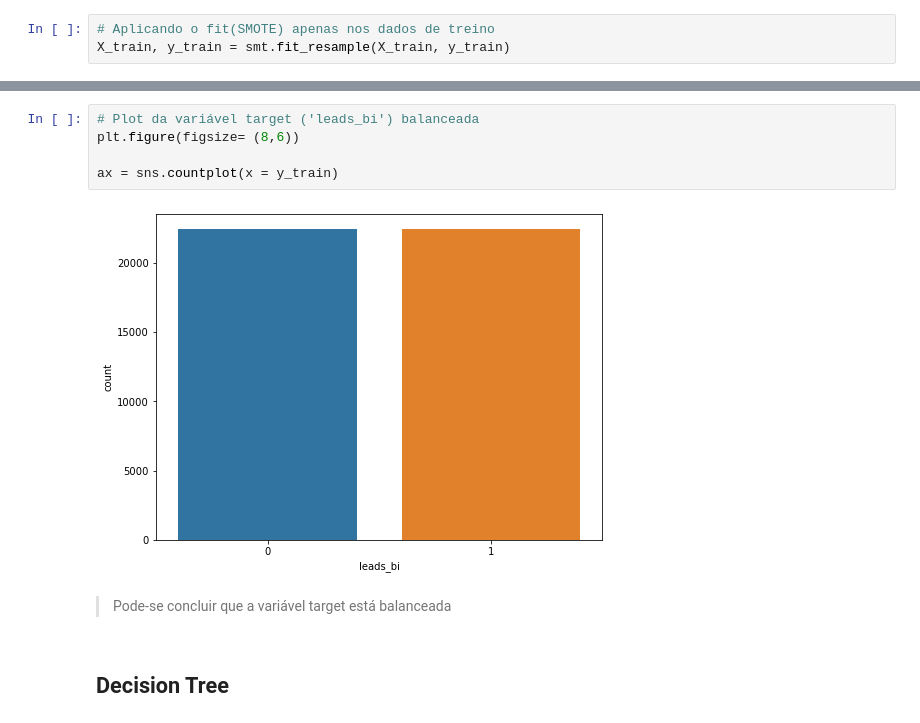
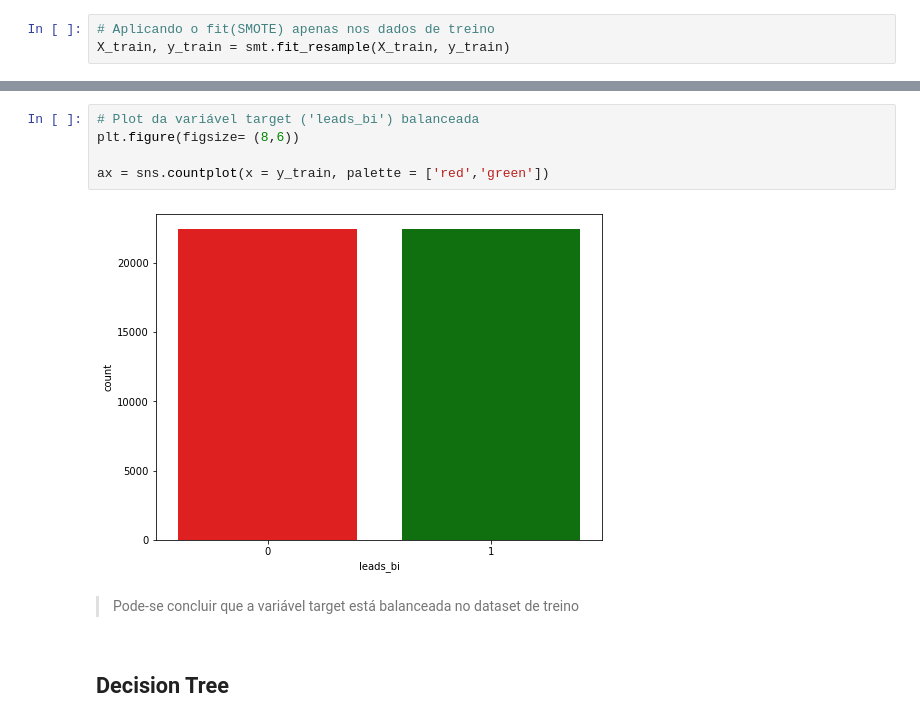
Before and after one commit to rafajovelho/Case1, a Jupyter notebook: Case-GCBInvestimentosipynb.ipynb, the cells around one changed output, grey strips where cells are left out. Saved outputs shown, nothing was run; the diff lists cells and outputs as text.

```diff
--- a/Case-GCBInvestimentosipynb.ipynb
+++ b/Case-GCBInvestimentosipynb.ipynb
@@ -1395,12 +1406,12 @@ array([22406, 22406], dtype=int64)
 # %%
 # Plot da variável target ('leads_bi') balanceada
 plt.figure(figsize= (8,6))
 
-ax = sns.countplot(x = y_train)
+ax = sns.countplot(x = y_train, palette = ['red','green'])
 # %% [output]
-[figure, old version]
+[figure, new version]
 # %% [markdown]
-> Pode-se concluir que a variável target está balanceada
+> Pode-se concluir que a variável target está balanceada no dataset de treino
 # %% [markdown]
 ## Decision Tree
 # %%
```
Also changed, not shown: parts of 67 cells of this notebook.
